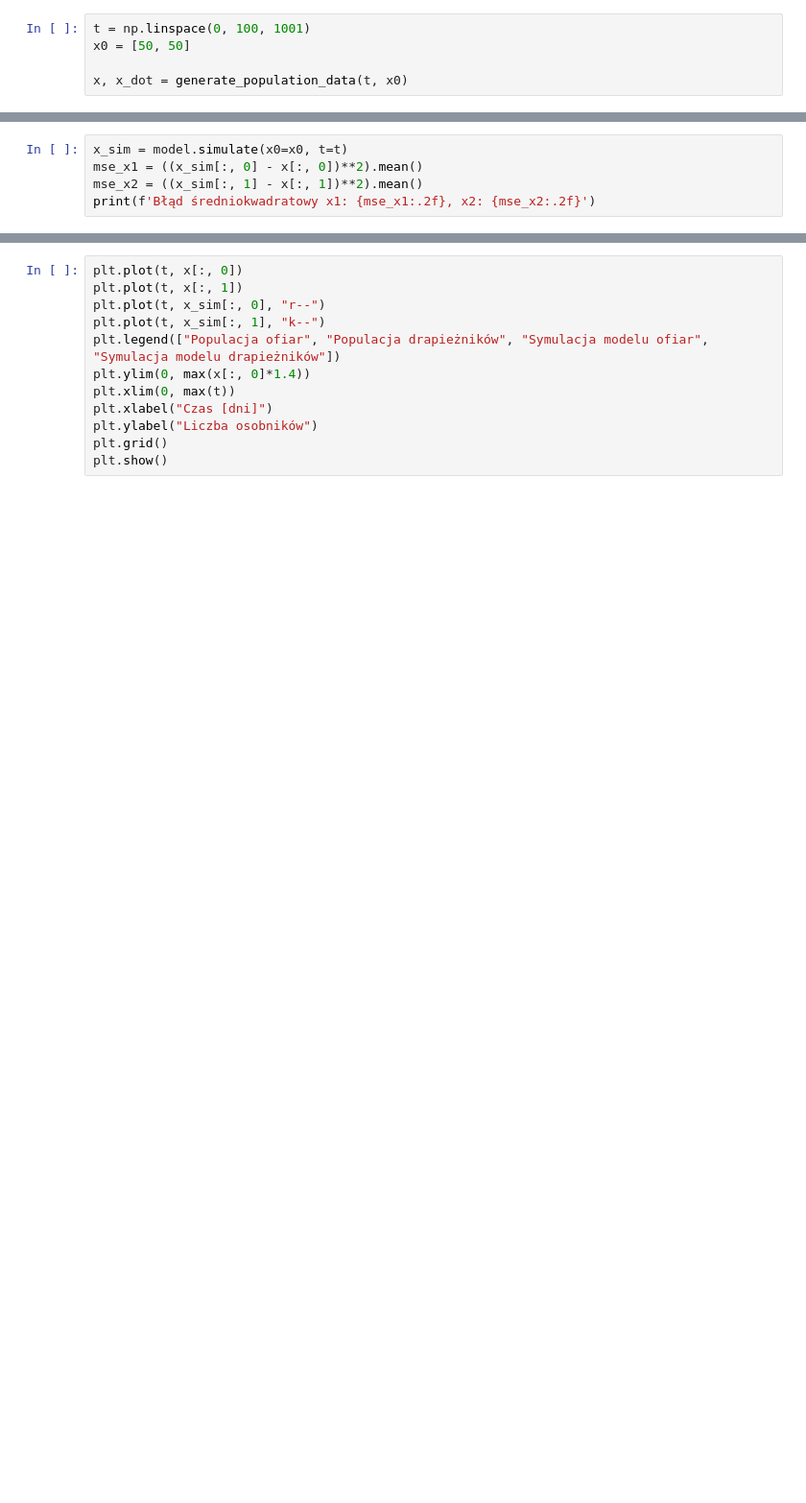
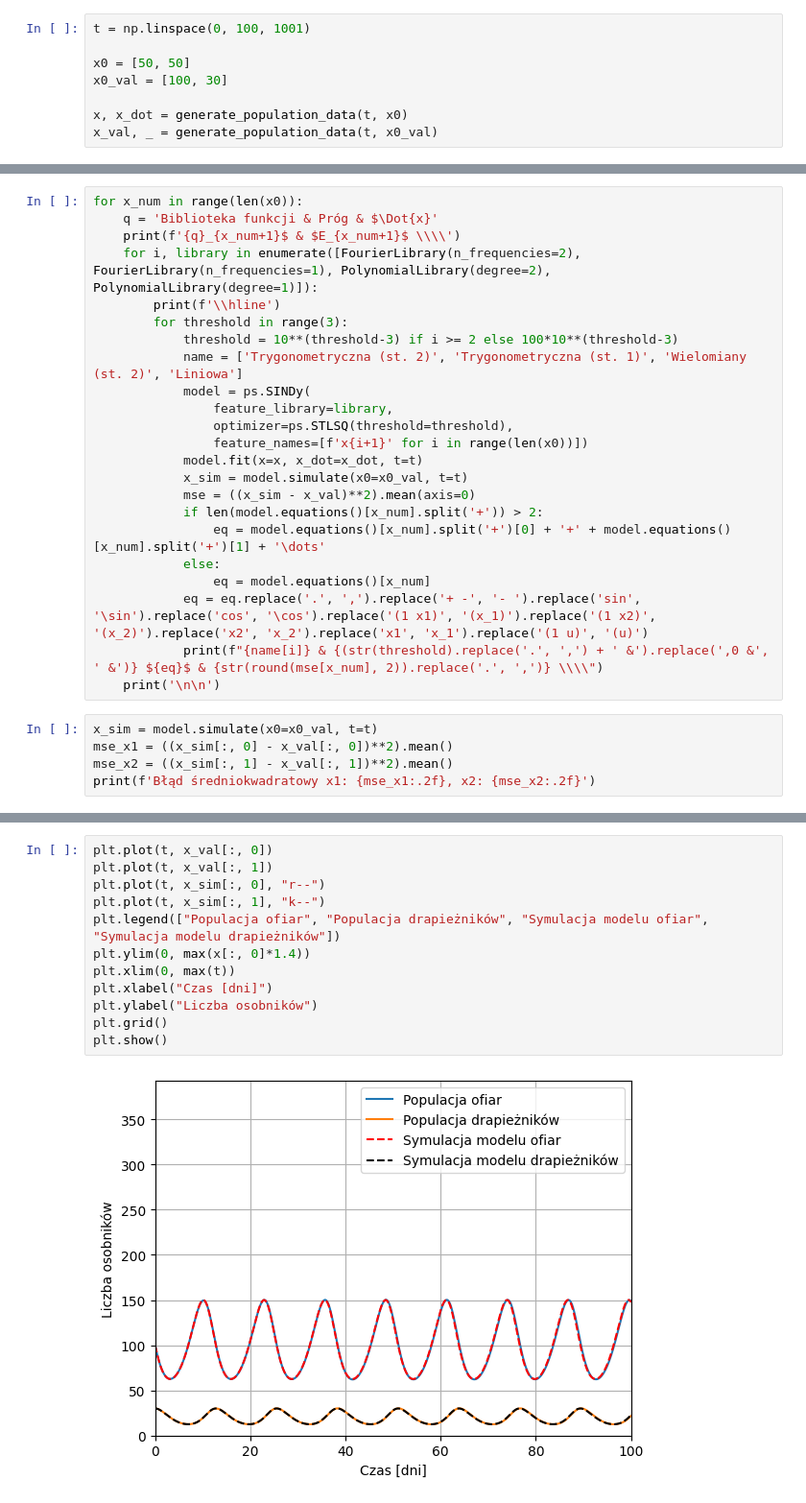
Before and after one commit to pochlebiacz/SINDy-in-MPC, a Jupyter notebook: 1_population.ipynb, the cells around one changed output, grey strips where cells are left out. Shown at 96% size. Saved outputs shown, nothing was run; the diff lists cells and outputs as text; blank space fills up the shorter version.

```diff
--- a/1_population.ipynb
+++ b/1_population.ipynb
@@ -9,9 +7,12 @@ from IPython.display import display, Latex
 from generate_data import generate_population_data
 # %%
 t = np.linspace(0, 100, 1001)
+
 x0 = [50, 50]
+x0_val = [100, 30]
 
 x, x_dot = generate_population_data(t, x0)
+x_val, _ = generate_population_data(t, x0_val)
 # %%
 model = ps.SINDy(
     feature_library=PolynomialLibrary(degree=2), # 2, 1
@@ -24,5 +28,28 @@ model.print()
+# %%
+for x_num in range(len(x0)):
+    q = 'Biblioteka funkcji & Próg & $\Dot{x}'
+    print(f'{q}_{x_num+1}$ & $E_{x_num+1}$ \\\\')
+    for i, library in enumerate([FourierLibrary(n_frequencies=2), FourierLibrary(n_frequencies=1), PolynomialLibrary(degree=2), PolynomialLibrary(degree=1)]):
+        print(f'\\hline')
+        for threshold in range(3):
+            threshold = 10**(threshold-3) if i >= 2 else 100*10**(threshold-3)
+            name = ['Trygonometryczna (st. 2)', 'Trygonometryczna (st. 1)', 'Wielomiany (st. 2)', 'Liniowa']
+            model = ps.SINDy(
+                feature_library=library,
+                optimizer=ps.STLSQ(threshold=threshold),
+                feature_names=[f'x{i+1}' for i in range(len(x0))])
+            model.fit(x=x, x_dot=x_dot, t=t)
+            x_sim = model.simulate(x0=x0_val, t=t)
+            mse = ((x_sim - x_val)**2).mean(axis=0)
+            if len(model.equations()[x_num].split('+')) > 2:
+                eq = model.equations()[x_num].split('+')[0] + '+' + model.equations()[x_num].split('+')[1] + '\dots'
+            else:
+                eq = model.equations()[x_num]
+            eq = eq.replace('.', ',').replace('+ -', '- ').replace('sin', '\sin').replace('cos', '\cos').replace('(1 x1)', '(x_1)').replace('(1 x2)', '(x_2)').replace('x2', 'x_2').replace('x1', 'x_1').replace('(1 u)', '(u)')
+            print(f"{name[i]} & {(str(threshold).replace('.', ',') + ' &').replace(',0 &', ' &')} ${eq}$ & {str(round(mse[x_num], 2)).replace('.', ',')} \\\\")
+    print('\n\n')
 # %%
-x_sim = model.simulate(x0=x0, t=t)
-mse_x1 = ((x_sim[:, 0] - x[:, 0])**2).mean()
-mse_x2 = ((x_sim[:, 1] - x[:, 1])**2).mean()
+x_sim = model.simulate(x0=x0_val, t=t)
+mse_x1 = ((x_sim[:, 0] - x_val[:, 0])**2).mean()
+mse_x2 = ((x_sim[:, 1] - x_val[:, 1])**2).mean()
 print(f'Błąd średniokwadratowy x1: {mse_x1:.2f}, x2: {mse_x2:.2f}')
@@ -29,12 +58,14 @@ print(f'Błąd średniokwadratowy x1: {mse_x1:.2f}, x2: {mse_x2:.2f}')
 # %%
-plt.plot(t, x[:, 0])
-plt.plot(t, x[:, 1])
+plt.plot(t, x_val[:, 0])
+plt.plot(t, x_val[:, 1])
 plt.plot(t, x_sim[:, 0], "r--")
 plt.plot(t, x_sim[:, 1], "k--")
 plt.legend(["Populacja ofiar", "Populacja drapieżników", "Symulacja modelu ofiar", "Symulacja modelu drapieżników"])
 plt.ylim(0, max(x[:, 0]*1.4))
 plt.xlim(0, max(t))
 plt.xlabel("Czas [dni]")
 plt.ylabel("Liczba osobników")
 plt.grid()
 plt.show()
+# %% [output]
+[figure, added]
```
Also changed, not shown: parts of 3 cells of this notebook, 1 other file.
